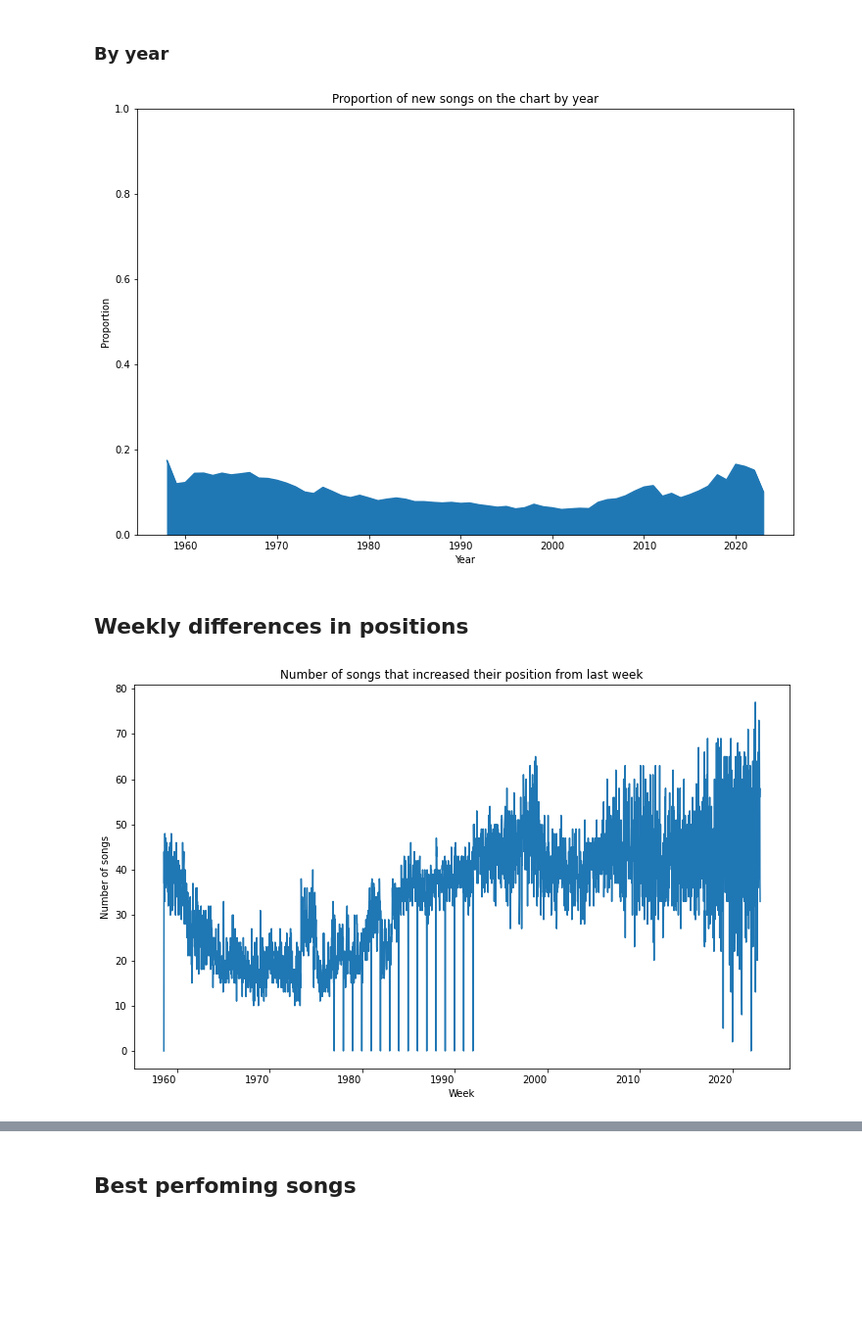
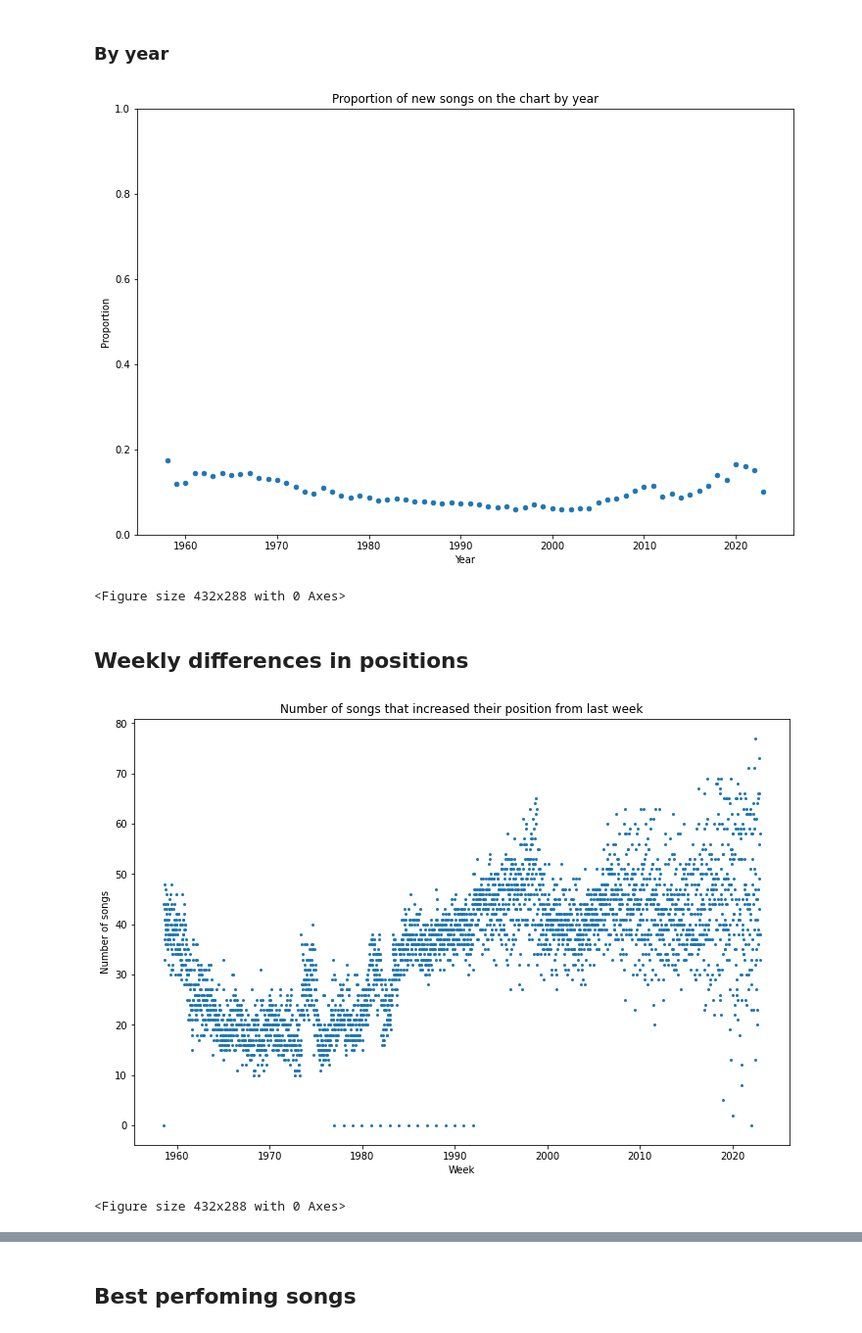
Before and after one commit to martalech/pop_charts_dynamics, a Jupyter notebook: data_statistics.ipynb, the cells around one changed output, grey strips where cells are left out. Shown at 98% size. Drawn from its saved outputs; the diff is of its cells as text; code cells hidden in the pictures; blank space fills up the shorter version.

Commit message:
Final position differences

```diff
--- a/data_statistics.ipynb
+++ b/data_statistics.ipynb
@@ -127,17 +134,19 @@ plt.show()
 # %% [markdown]
 ### By year
 # %%
-cross_tab_songs_yearly = billboard_hot_100[["year", "new_song"]].groupby(by="year").mean()
-cross_tab_songs_yearly.plot(kind="area", figsize=(12, 8), legend=False, rot=0)
+cross_tab_songs_yearly = billboard_hot_100[["year", "new_song"]].groupby(by="year").mean().reset_index()
+cross_tab_songs_yearly.plot(kind="scatter", figsize=(12, 8), legend=False, rot=0, x="year", y="new_song")
 
 plt.title("Proportion of new songs on the chart by year")
 plt.xlabel("Year")
 plt.ylabel("Proportion")
 plt.ylim([0, 1])
 
+plt.savefig("figures/proportion_of_new_songs_yearly.pdf", format="pdf")
 plt.show()
 # %% [output]
-[figure, old version]
+[figure, new version]
+<Figure size 432x288 with 0 Axes>
 # %% [markdown]
 ## Weekly differences in positions
 # %%
@@ -151,14 +160,18 @@ def calculate_position_change(position, last_week_position):
 billboard_hot_100["position_rised"] = billboard_hot_100.apply(
     lambda x: calculate_position_change(x["position"], x["last_week_position"]), axis=1)
 # %%
-count_rises = billboard_hot_100[["position_rised", "first_day_of_the_week"]].groupby(by="first_day_of_the_week").sum()
+count_rises = billboard_hot_100[["position_rised", "first_day_of_the_week"]].groupby(
+    by="first_day_of_the_week").sum().reset_index()
 
-count_rises.plot(kind='line', figsize=(12, 8), legend=False, rot=0)
+count_rises.plot(kind="scatter", figsize=(12, 8), x="first_day_of_the_week", y="position_rised", s=4)
 
 plt.title("Number of songs that increased their position from last week")
 plt.xlabel("Week")
 plt.ylabel("Number of songs")
+
+plt.savefig("figures/number_of_songs_rised.pdf", format="pdf")
 plt.show()
 # %% [output]
-[figure, old version]
+[figure, new version]
+<Figure size 432x288 with 0 Axes>
 # %%
```
Also changed, not shown: parts of 29 cells of this notebook, 16 other files.
